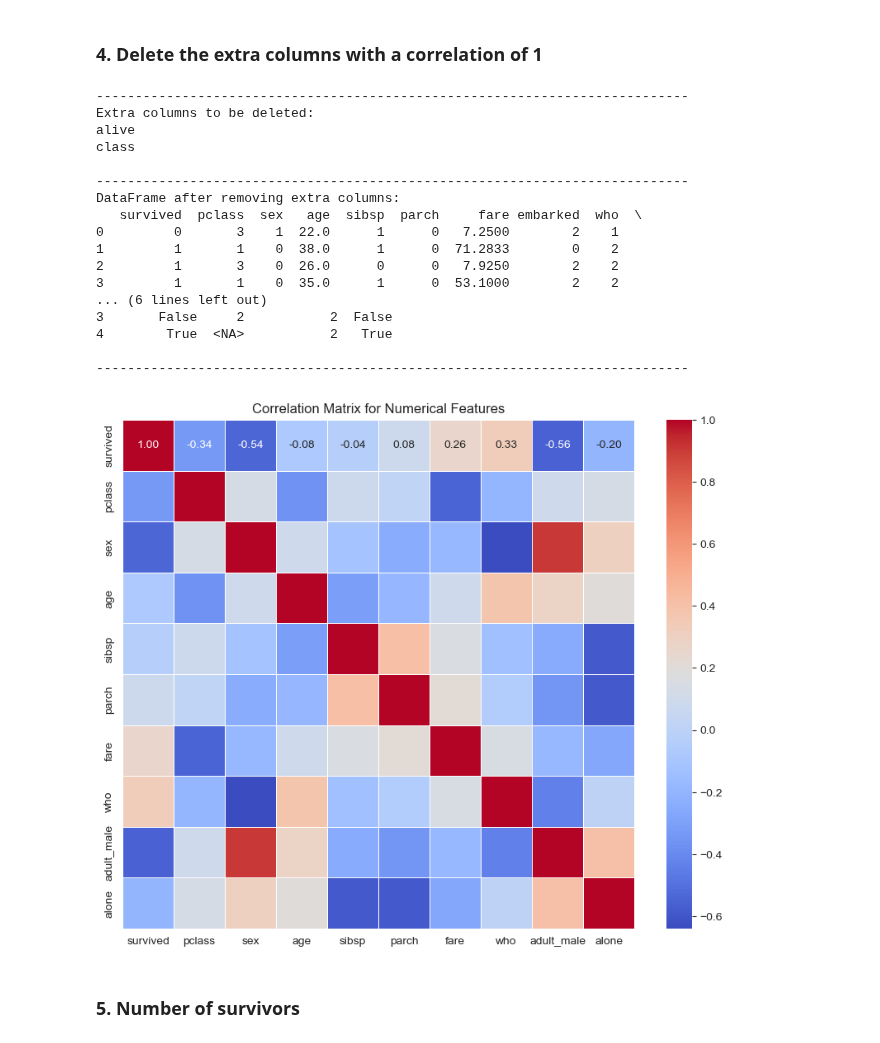
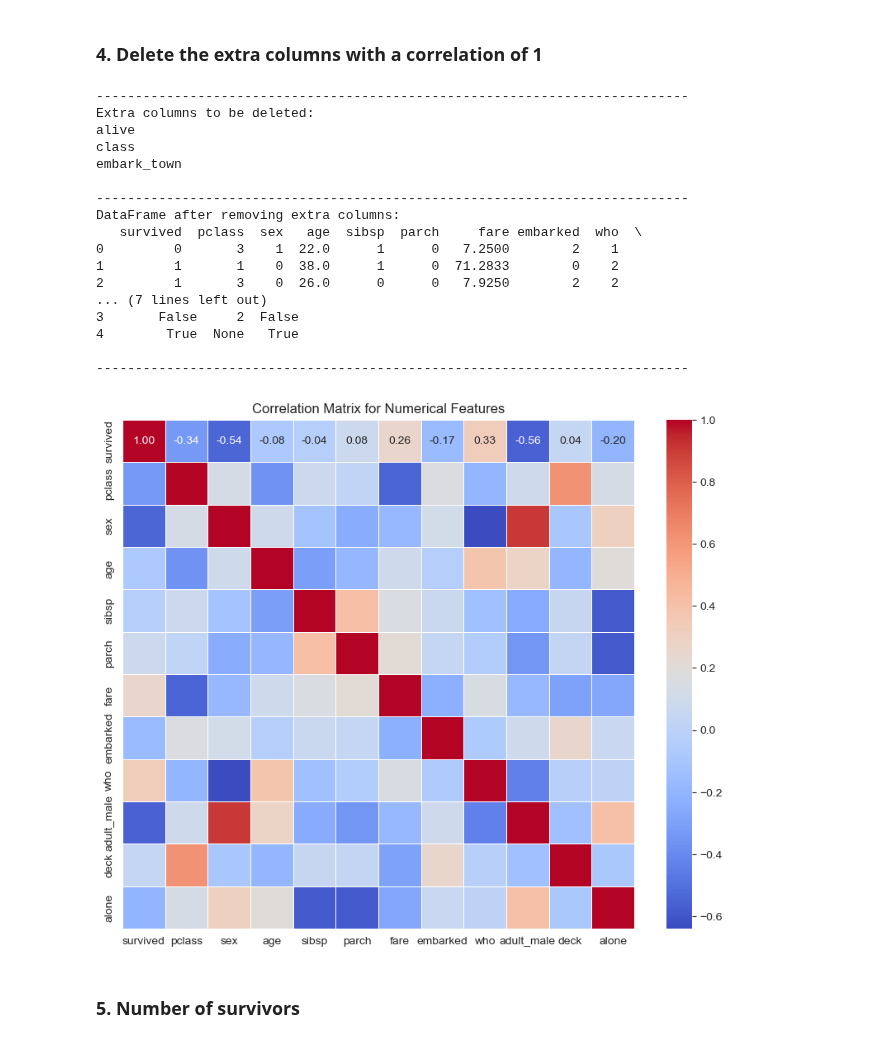
Before and after one commit to amirZZZkiller/DS-Course-Projects, a Jupyter notebook: CA2/Akbari_Azad_Baghestani_JamaliDS4022_CA2.ipynb, the cells around one changed output. Cells and saved outputs as stored; diff of their text form; code cells hidden in the pictures.

```diff
--- a/CA2/Akbari_Azad_Baghestani_JamaliDS4022_CA2.ipynb
+++ b/CA2/Akbari_Azad_Baghestani_JamaliDS4022_CA2.ipynb
@@ -100,8 +100,8 @@ df[categorical_columns] = df[categorical_columns].astype('category')
 for column in categorical_columns:
     # Get the codes for each category, including null values encoded as -1
     df[column] = df[column].cat.codes
-    # Convert -1 values back to NaN
-    df[column] = df[column].replace(-1, pd.NA)
+    # Convert -1 values back to null
+    df[column] = df[column].replace(-1, None)
 
 # Show the type of each data column after label encoding
 print("\n----------------------------------------------------------------------------")
@@ -133,11 +133,8 @@ who             object
 # %% [markdown]
 ### 3. Heatmap of the correlation matrix for numerical features
 # %%
-# Identify numerical columns
-numerical_columns = df.select_dtypes(exclude=['object']).columns
-
 # Compute the correlation matrix
-correlation_matrix = df[numerical_columns].corr()
+correlation_matrix = df.corr()
 
 # Generate heatmap
 plt.figure(figsize=(10, 8))
@@ -170,42 +167,39 @@ df.drop(extra_columns, axis=1, inplace=True)
 # Show the first few rows (default: 5 rows) of the modified DataFrame
 print("\n----------------------------------------------------------------------------")
 print("DataFrame after removing extra columns:")
 print(df.head())
 
-# Identify numerical columns
-numerical_columns = df.select_dtypes(exclude=['object']).columns
-
 # Compute the correlation matrix
-correlation_matrix = df[numerical_columns].corr()
+correlation_matrix = df.corr()
 
 # Generate heatmap
 plt.figure(figsize=(10, 8))
 sns.heatmap(correlation_matrix, annot=True, cmap='coolwarm', fmt=".2f", linewidths=0.5)
 print("\n----------------------------------------------------------------------------")
 plt.title('Correlation Matrix for Numerical Features')
 plt.show()
 
 # Save the modified DataFrame to a CSV file
 df.to_csv('task1_modified.csv', index=False)
 # %% [output]
 ----------------------------------------------------------------------------
 Extra columns to be deleted:
 alive
 class
+embark_town
 
 ----------------------------------------------------------------------------
 DataFrame after removing extra columns:
    survived  pclass  sex   age  sibsp  parch     fare embarked  who  \
 0         0       3    1  22.0      1      0   7.2500        2    1
 1         1       1    0  38.0      1      0  71.2833        0    2
 2         1       3    0  26.0      0      0   7.9250        2    2
-3         1       1    0  35.0      1      0  53.1000        2    2
-... (6 lines left out)
-3       False     2           2  False
-4        True  <NA>           2   True
+... (7 lines left out)
+3       False     2  False
+4        True  None   True
 
 ----------------------------------------------------------------------------
-[figure, old version]
+[figure, new version]
 # %% [markdown]
 ### 5. Number of survivors
 # %%
```
Also changed, not shown: parts of 7 cells of this notebook, 2 other files.
